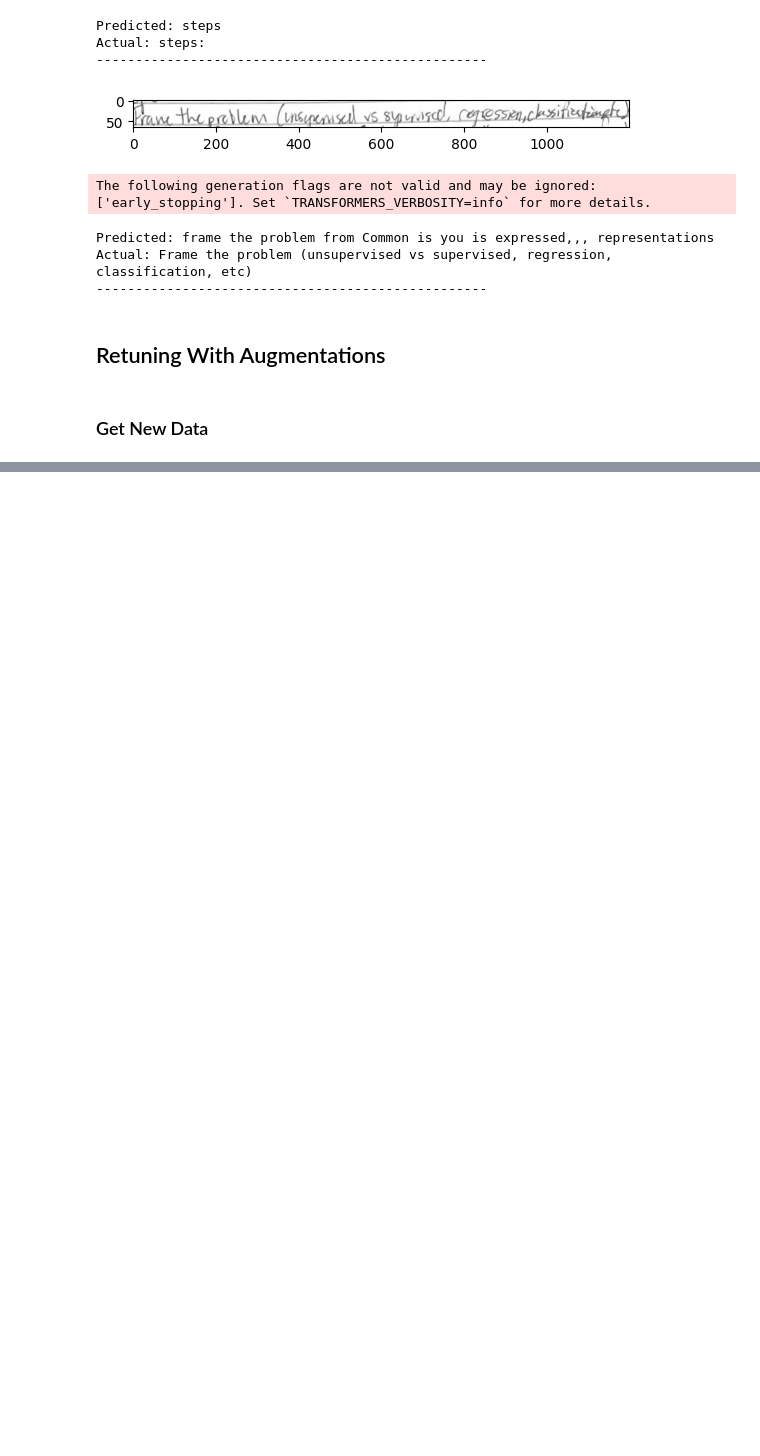
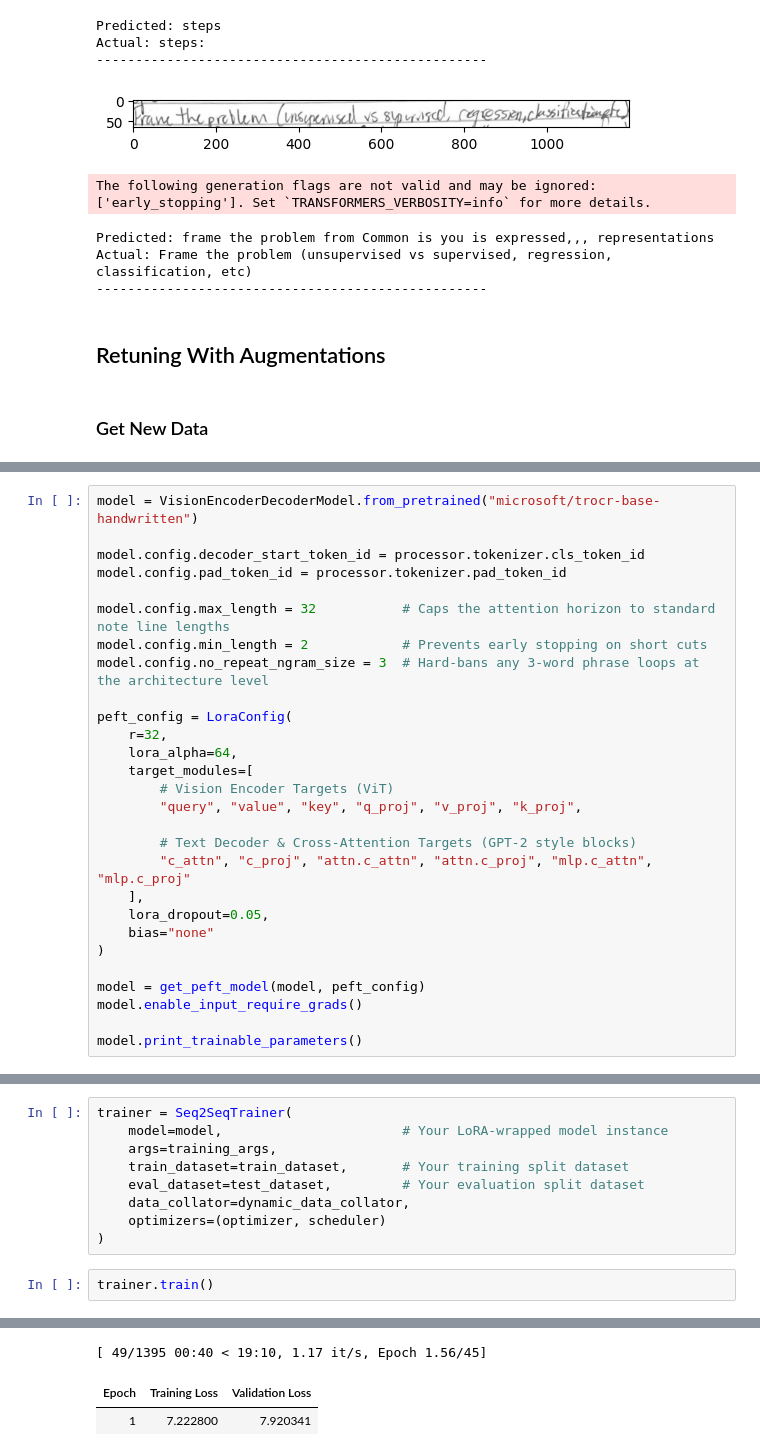
Before and after one commit to gjburke/note-transfer, a Jupyter notebook: development/text_detection.ipynb, the cells around one changed output, grey strips where cells are left out. Cells and saved outputs as stored; diff of their text form; blank space fills up the shorter version.

```diff
--- a/development/text_detection.ipynb
+++ b/development/text_detection.ipynb
@@ -1289,0 +1459,28 @@ df.to_csv(df_path, index=False)
+# %%
+model = VisionEncoderDecoderModel.from_pretrained("microsoft/trocr-base-handwritten")
+
+model.config.decoder_start_token_id = processor.tokenizer.cls_token_id
+model.config.pad_token_id = processor.tokenizer.pad_token_id
+
+model.config.max_length = 32           # Caps the attention horizon to standard note line lengths
+model.config.min_length = 2            # Prevents early stopping on short cuts
+model.config.no_repeat_ngram_size = 3  # Hard-bans any 3-word phrase loops at the architecture level
+
+peft_config = LoraConfig(
+    r=32,
+    lora_alpha=64,
+    target_modules=[
+        # Vision Encoder Targets (ViT)
+        "query", "value", "key", "q_proj", "v_proj", "k_proj",
+
+        # Text Decoder & Cross-Attention Targets (GPT-2 style blocks)
+        "c_attn", "c_proj", "attn.c_attn", "attn.c_proj", "mlp.c_attn", "mlp.c_proj"
+    ],
+    lora_dropout=0.05,
+    bias="none"
+)
+
+model = get_peft_model(model, peft_config)
+model.enable_input_require_grads()
+
+model.print_trainable_parameters()
@@ -1289,0 +1542,12 @@ df.to_csv(df_path, index=False)
+# %%
+trainer = Seq2SeqTrainer(
+    model=model,                       # Your LoRA-wrapped model instance
+    args=training_args,
+    train_dataset=train_dataset,       # Your training split dataset
+    eval_dataset=test_dataset,         # Your evaluation split dataset
+    data_collator=dynamic_data_collator,
+    optimizers=(optimizer, scheduler)
+)
+# %%
+trainer.train()
+# %% [output]
@@ -1289,0 +1555,3 @@ df.to_csv(df_path, index=False)
+[ 49/1395 00:40 < 19:10, 1.17 it/s, Epoch 1.56/45]
+| Epoch | Training Loss | Validation Loss |
+| 1 | 7.222800 | 7.920341 |
```
Also changed, not shown: parts of 24 cells of this notebook.
